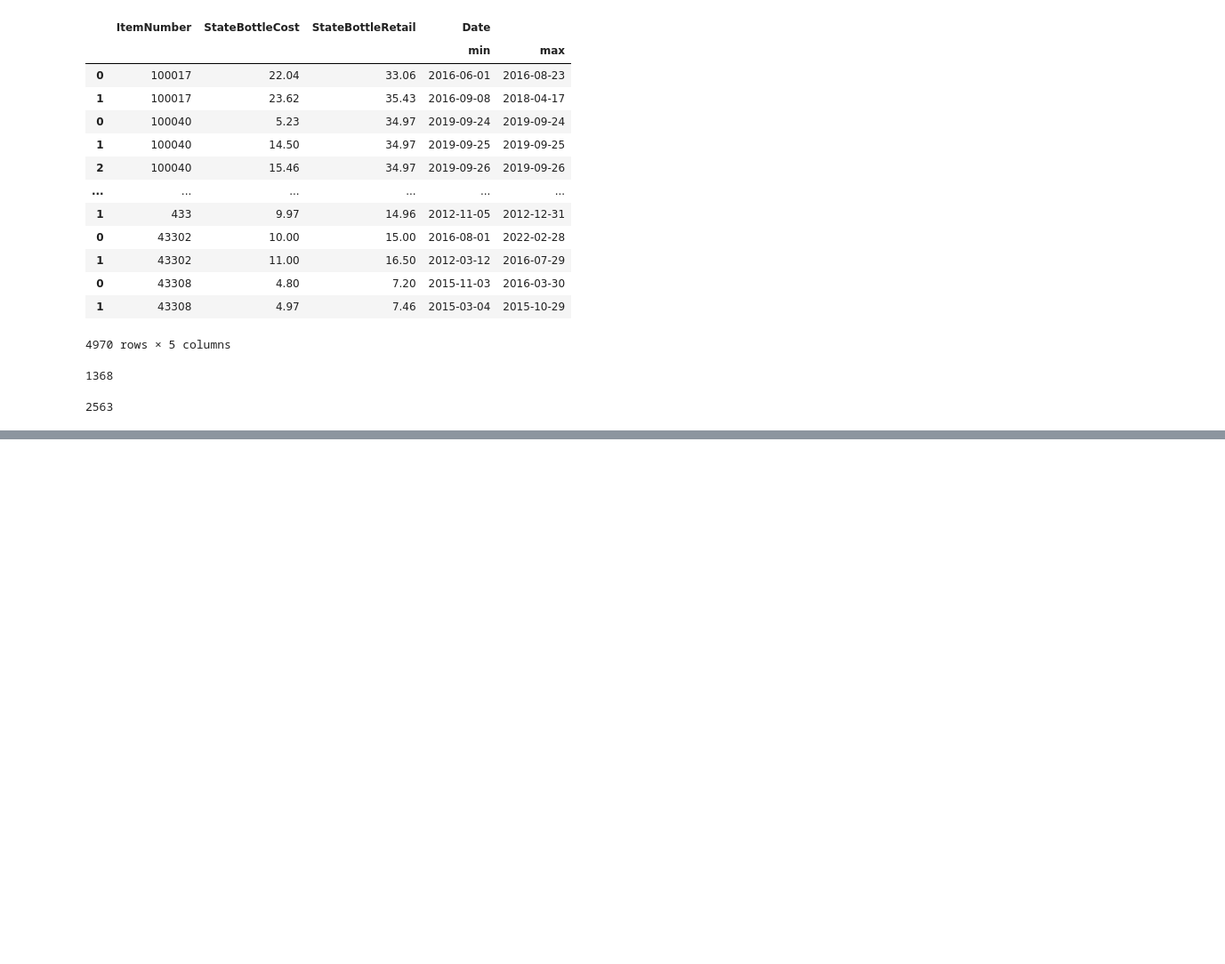
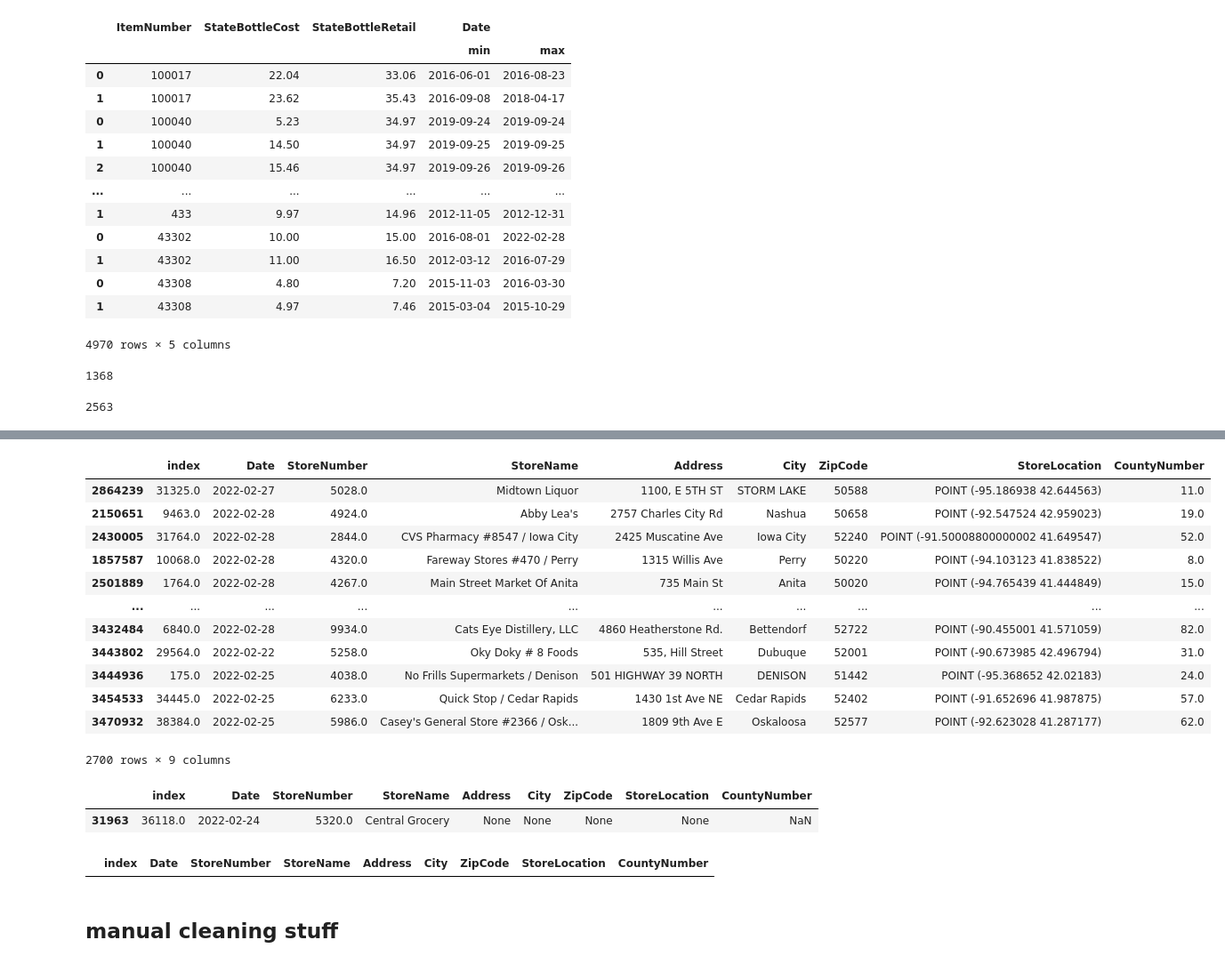
Before and after one commit to saudino480/liquor_capstone_ex, a Jupyter notebook: split_db.ipynb, the cells around one changed output, grey strips where cells are left out. Shown at 89% size. Saved outputs shown, nothing was run; the diff lists cells and outputs as text; code cells hidden in the pictures; blank space fills up the shorter version.

```diff
--- a/split_db.ipynb
+++ b/split_db.ipynb
@@ -413,0 +521,2 @@ len(trimmed)
+# %%
+sub_df = date_ddf[date_ddf.StoreNumber == 4378].dropna()
@@ -413,0 +552,13 @@ len(trimmed)
+# %%
+dump = pd.DataFrame()
+
+for storeIdx in date_ddf.StoreNumber.unique():
+    #print(storeIdx)
+    sub_df = date_ddf[date_ddf.StoreNumber == storeIdx].dropna()
+
+    if sub_df.shape[0] == 0:
+        sub_df = date_ddf[date_ddf.StoreNumber == storeIdx].dropna(how='all')
+
+    row = sub_df.sort_values('Date', ascending = False).iloc[0]
+
+    dump = dump.append(row)
@@ -413,0 +567,21 @@ len(trimmed)
+# %%
+dump[~(dump['StoreLocation'].isna() & dump['Address'].isna())]
+# %% [output]
+|  | index | Date | StoreNumber | StoreName | Address | City | ZipCode | StoreLocation | CountyNumber |
+| 2864239 | 31325.0 | 2022-02-27 | 5028.0 | Midtown Liquor | 1100, E 5TH ST | STORM LAKE | 50588 | POINT (-95.186938 42.644563) | 11.0 |
+| 2150651 | 9463.0 | 2022-02-28 | 4924.0 | Abby Lea's | 2757 Charles City Rd | Nashua | 50658 | POINT (-92.547524 42.959023) | 19.0 |
+| 2430005 | 31764.0 | 2022-02-28 | 2844.0 | CVS Pharmacy #8547 / Iowa City | 2425 Muscatine Ave | Iowa City | 52240 | POINT (-91.50008800000002 41.649547) | 52.0 |
+| 1857587 | 10068.0 | 2022-02-28 | 4320.0 | Fareway Stores #470 / Perry | 1315 Willis Ave | Perry | 50220 | POINT (-94.103123 41.838522) | 8.0 |
+| 2501889 | 1764.0 | 2022-02-28 | 4267.0 | Main Street Market Of Anita | 735 Main St | Anita | 50020 | POINT (-94.765439 41.444849) | 15.0 |
+| ... | ... | ... | ... | ... | ... | ... | ... | ... | ... |
+| 3432484 | 6840.0 | 2022-02-28 | 9934.0 | Cats Eye Distillery, LLC | 4860 Heatherstone Rd. | Bettendorf | 52722 | POINT (-90.455001 41.571059) | 82.0 |
+| 3443802 | 29564.0 | 2022-02-22 | 5258.0 | Oky Doky # 8 Foods | 535, Hill Street | Dubuque | 52001 | POINT (-90.673985 42.496794) | 31.0 |
+| 3444936 | 175.0 | 2022-02-25 | 4038.0 | No Frills Supermarkets / Denison | 501 HIGHWAY 39 NORTH | DENISON | 51442 | POINT (-95.368652 42.02183) | 24.0 |
+| 3454533 | 34445.0 | 2022-02-25 | 6233.0 | Quick Stop / Cedar Rapids | 1430 1st Ave NE | Cedar Rapids | 52402 | POINT (-91.652696 41.987875) | 57.0 |
+| 3470932 | 38384.0 | 2022-02-25 | 5986.0 | Casey's General Store #2366 / Osk... | 1809 9th Ave E | Oskaloosa | 52577 | POINT (-92.623028 41.287177) | 62.0 |
+2700 rows × 9 columns
+# %%
+dump[dump.StoreName == 'Central Grocery']
+# %% [output]
+|  | index | Date | StoreNumber | StoreName | Address | City | ZipCode | StoreLocation | CountyNumber |
+| 31963 | 36118.0 | 2022-02-24 | 5320.0 | Central Grocery | None | None | None | None | NaN |
@@ -413,0 +590,4 @@ len(trimmed)
+# %%
+dump[dump.CountyNumber.isna()]
+# %% [output]
+|  | index | Date | StoreNumber | StoreName | Address | City | ZipCode | StoreLocation | CountyNumber |
@@ -413,0 +596,2 @@ len(trimmed)
+# %% [markdown]
+## manual cleaning stuff
```
Also changed, not shown: parts of 41 cells of this notebook.
